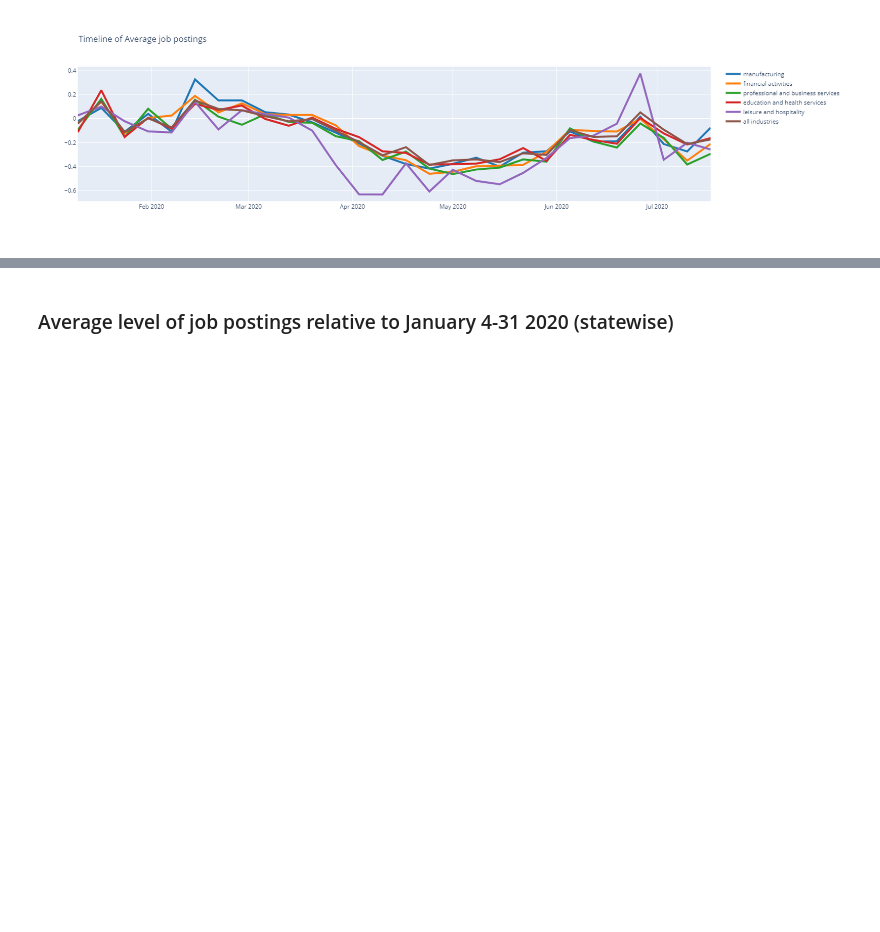
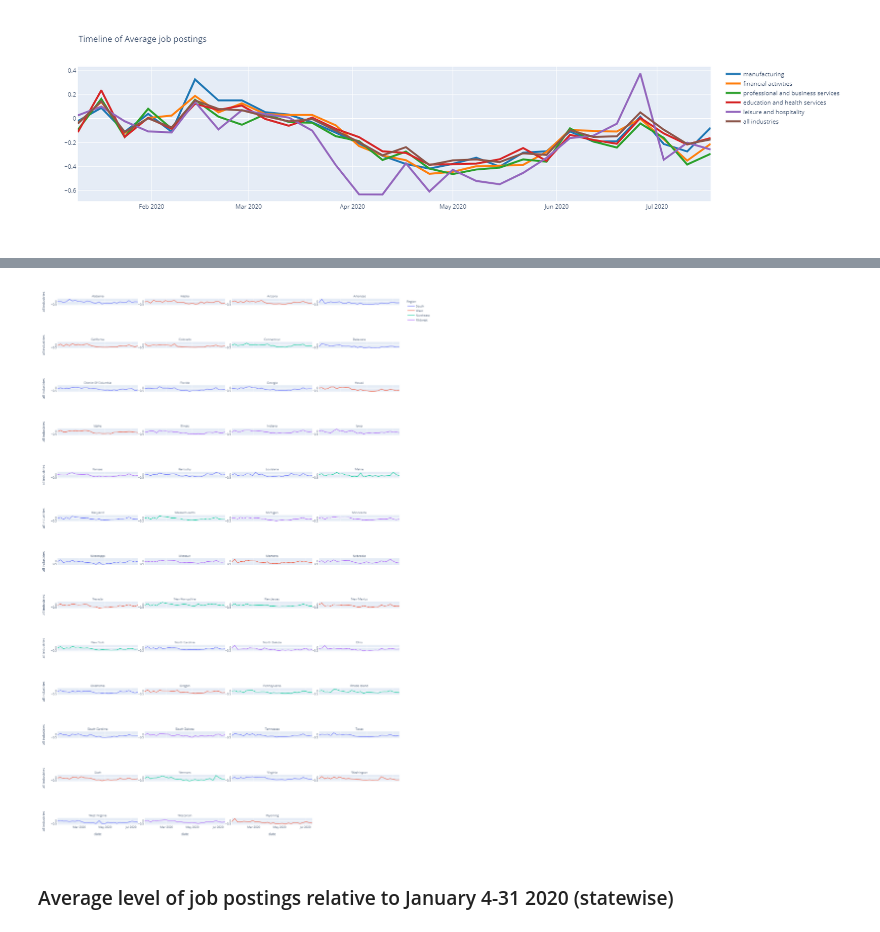
Before and after one commit to nagarajbhat/nagarajbhat.github.io, a Jupyter notebook: covid19_unemployment_analysis.ipynb, the cells around one changed output, grey strips where cells are left out. Saved outputs shown, nothing was run; the diff lists cells and outputs as text; code cells hidden in the pictures; blank space fills up the shorter version.

```diff
--- a/covid19_unemployment_analysis.ipynb
+++ b/covid19_unemployment_analysis.ipynb
@@ -148,3 +202,12 @@ fig.show()
+# %%
+#color_continuous_scale=px.colors.sequential.YlOrRd,
+data = df_burnings_date_state
+fig = px.line(data, x="date", y="all industries",facet_col='statename', color="Region",facet_col_wrap=4,height=2300)
+fig.for_each_annotation(lambda a: a.update(text=a.text.split("=")[-1]))
+fig.update_yaxes(showticklabels=True)
+fig.show()
+# %% [output]
+[figure, added]
 # %% [markdown]
 ### Average level of job postings relative to January 4-31 2020 (statewise)
 # %%
```
Also changed, not shown: parts of 19 cells of this notebook.
